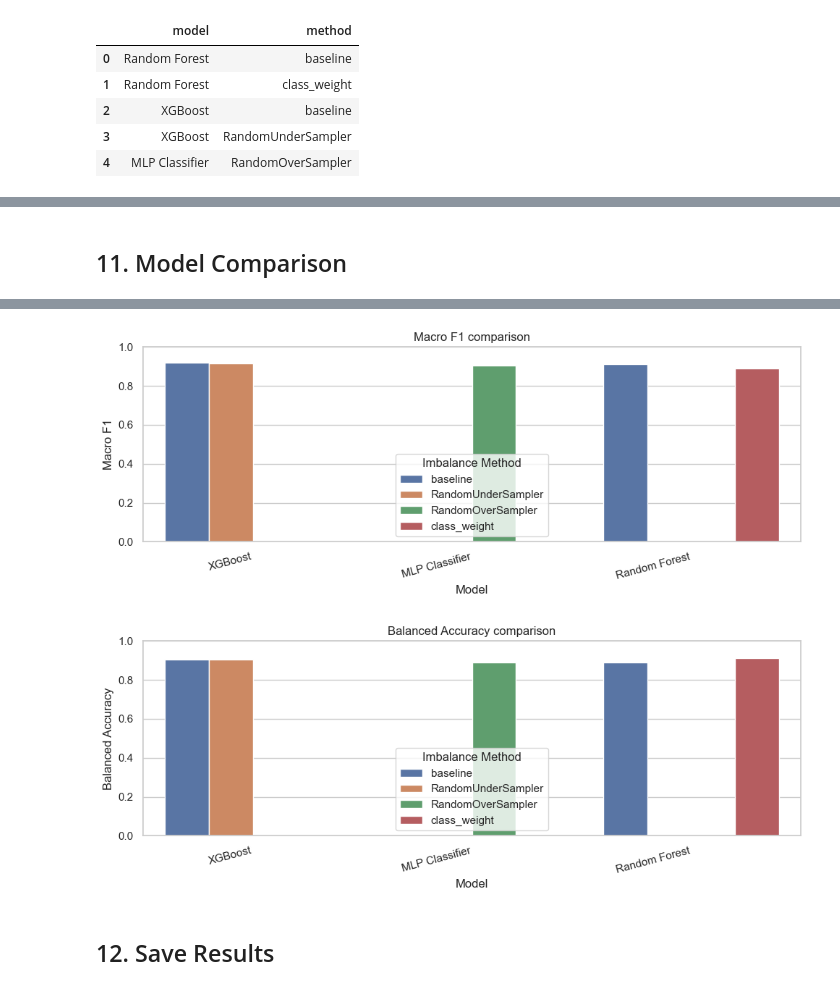
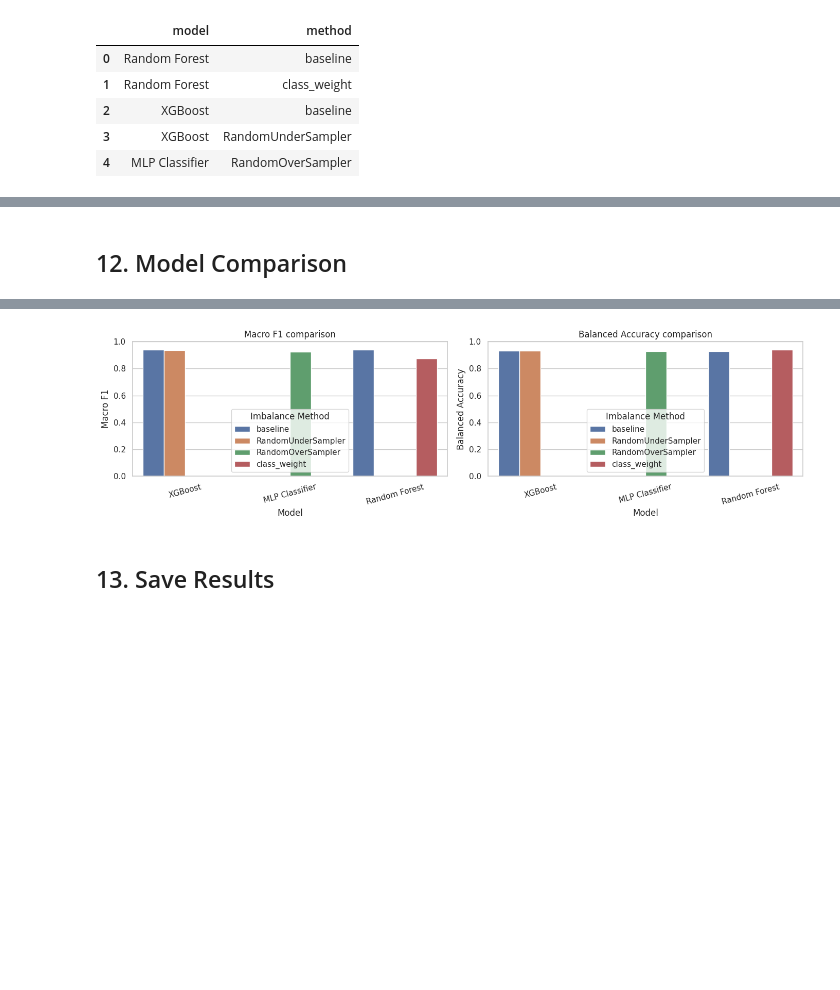
Before and after one commit to ShirokaitoX1412/mlddos, a Jupyter notebook: notebooks/ddos_detection_report_ready.ipynb, the cells around one changed output, grey strips where cells are left out. Drawn from its saved outputs; the diff is of its cells as text; code cells hidden in the pictures; blank space fills up the shorter version.

```diff
--- a/notebooks/ddos_detection_report_ready.ipynb
+++ b/notebooks/ddos_detection_report_ready.ipynb
@@ -528,7 +528,7 @@ def mlp_model():
         learning_rate_init=0.001,
         early_stopping=True,
         validation_fraction=0.15,
-        max_iter=120,
+        max_iter=200,
         random_state=RANDOM_STATE,
     )
 
@@ -555,7 +555,7 @@ candidate_specs = [
         "pipeline": make_pipeline(
             xgboost_model(),
             RandomUnderSampler(
-                sampling_strategy=CappedUnderSamplingStrategy(cap=8000),
+                sampling_strategy=CappedUnderSamplingStrategy(cap=15000),
                 random_state=RANDOM_STATE,
             ),
         ),
@@ -837,32 +819,33 @@ Fit Seconds              31.172889
 # %% [markdown]
-## 11. Model Comparison
+## 12. Model Comparison
 # %%
 comparison_plot_df = comparison_df.sort_values("Selection Score", ascending=False).copy()
 display(comparison_plot_df[main_columns])
 
-plt.figure(figsize=(10, 4))
+fig, axes = plt.subplots(1, 2, figsize=(14, 4))
+
 sns.barplot(
     data=comparison_plot_df,
     x="Model",
     y="Macro F1",
     hue="Imbalance Method",
+    ax=axes[0],
 )
-plt.title("Macro F1 comparison")
-plt.ylim(0, 1)
-plt.xticks(rotation=15, ha="right")
-plt.tight_layout()
-plt.show()
+axes[0].set_title("Macro F1 comparison")
+axes[0].set_ylim(0, 1)
+axes[0].tick_params(axis="x", rotation=15)
 
-plt.figure(figsize=(10, 4))
 sns.barplot(
     data=comparison_plot_df,
     x="Model",
     y="Balanced Accuracy",
     hue="Imbalance Method",
+    ax=axes[1],
 )
-plt.title("Balanced Accuracy comparison")
-plt.ylim(0, 1)
-plt.xticks(rotation=15, ha="right")
+axes[1].set_title("Balanced Accuracy comparison")
+axes[1].set_ylim(0, 1)
+axes[1].tick_params(axis="x", rotation=15)
+
 plt.tight_layout()
 plt.show()
 # %% [output]
@@ -875,7 +858,6 @@ plt.show()
-[figure, old version]
+[figure, new version]
-[figure, removed]
 # %% [markdown]
-## 12. Save Results
+## 13. Save Results
 # %%
 comparison_path = RESULTS_DIR / "report_ready_model_comparison.csv"
 report_path = RESULTS_DIR / "report_ready_classification_report.csv"
```
Also changed, not shown: parts of 34 cells of this notebook, 5 other files.
